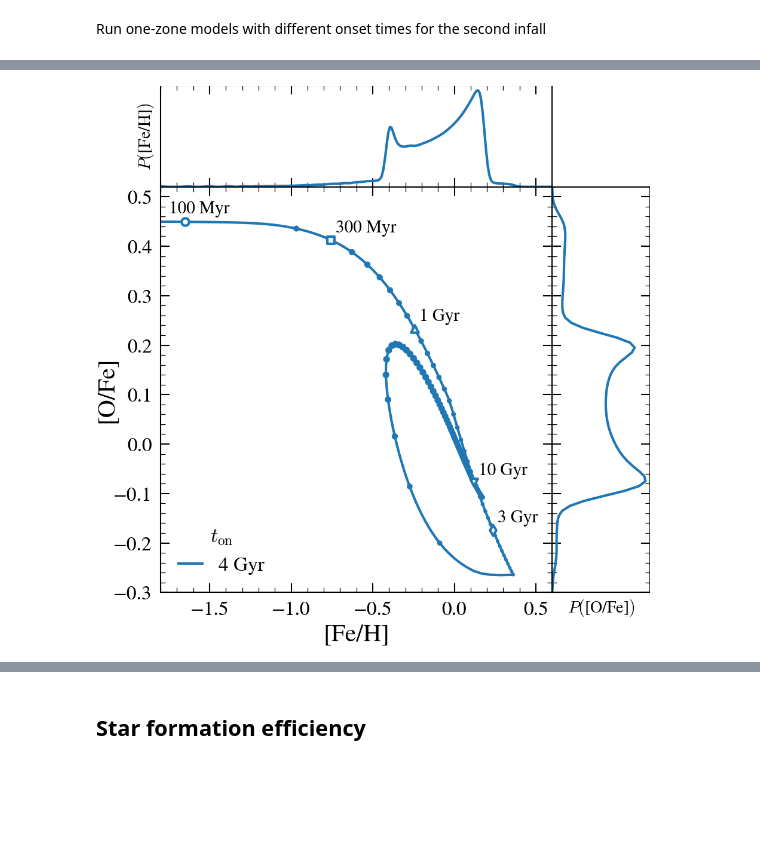
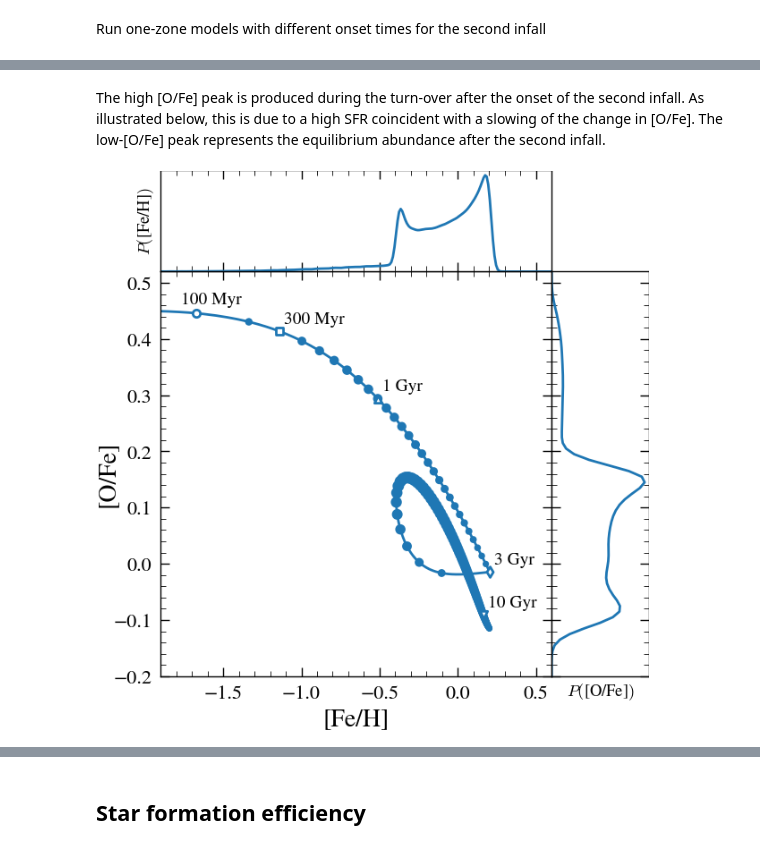
Before and after one commit to lodubay/twoinfall, a Jupyter notebook: src/scripts/onezone_params.ipynb, the cells around one changed output, grey strips where cells are left out. Saved outputs shown, nothing was run; the diff lists cells and outputs as text; code cells hidden in the pictures; blank space fills up the shorter version.

```diff
--- a/src/scripts/onezone_params.ipynb
+++ b/src/scripts/onezone_params.ipynb
@@ -13,7 +15,8 @@ from multizone.src import dtds
 # %%
 plt.style.use(paths.styles / 'paper.mplstyle')
+plt.rcParams['figure.dpi'] = 200
 # %%
-parent_dir = paths.data / 'onezone' / 'twoinfall'
-parent_dir.mkdir(parents=True, exist_ok=True)
+output_dir = paths.data / 'onezone' / 'twoinfall'
+output_dir.mkdir(parents=True, exist_ok=True)
 # %%
 dt = 0.01
@@ -22,6 +51,3 @@ simtime = np.arange(0, tmax+dt, dt)
 # %% [markdown]
 ## Onset time
-# %%
-output_dir = parent_dir / 'onset'
-output_dir.mkdir(parents=True, exist_ok=True)
 # %%
@@ -65,16 +93,17 @@ plt.show()
+# %% [markdown]
+The high [O/Fe] peak is produced during the turn-over after the onset of the second infall. As illustrated below, this is due to a high SFR coincident with a slowing of the change in [O/Fe]. The low-[O/Fe] peak represents the equilibrium abundance after the second infall.
 # %%
-fig, axs = setup_figure(xlim=(-1.8, 0.6), ylim=(-0.3, 0.52))
+fig, axs = setup_figure(xlim=(-1.9, 0.6), ylim=(-0.2, 0.52))
 
-name = str(output_dir / 'onset4')
+name = str(output_dir / 'onset3')
 plot_vice_onezone(name, fig=fig, axs=axs,
                   label=f'{ton} Gyr',
-                  marker_labels=(ton==4))
+                  marker_labels=True)
 hist = vice.history(name)
-axs[0].scatter(hist['[fe/h]'][::10], hist['[o/fe]'][::10], s=[10*h for h in hist['sfr'][::10]])
+axs[0].scatter(hist['[fe/h]'][::10], hist['[o/fe]'][::10], s=[50*h for h in hist['sfr'][::10]])
 
 axs[1].set_ylim(bottom=0)
 axs[2].set_xlim(left=0)
-axs[0].legend(frameon=False, loc='lower left', title=r'$t_{\rm on}$')
 plt.show()
 # %% [output]
-[figure, old version]
+[figure, new version]
```
Also changed, not shown: parts of 26 cells of this notebook, 1 other file.
